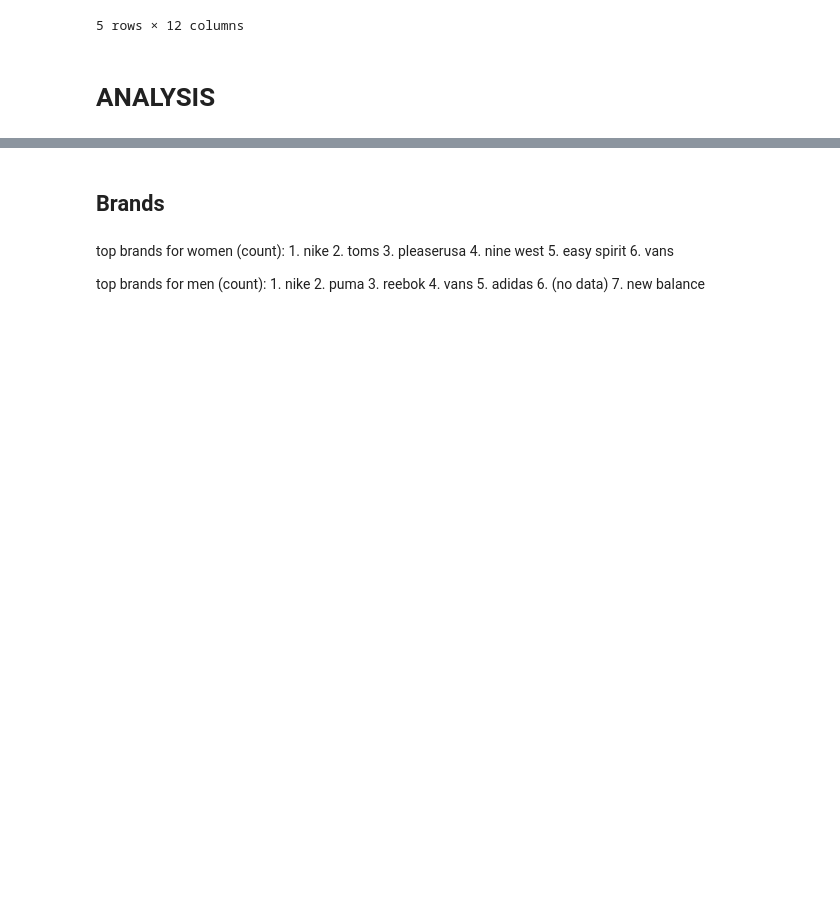
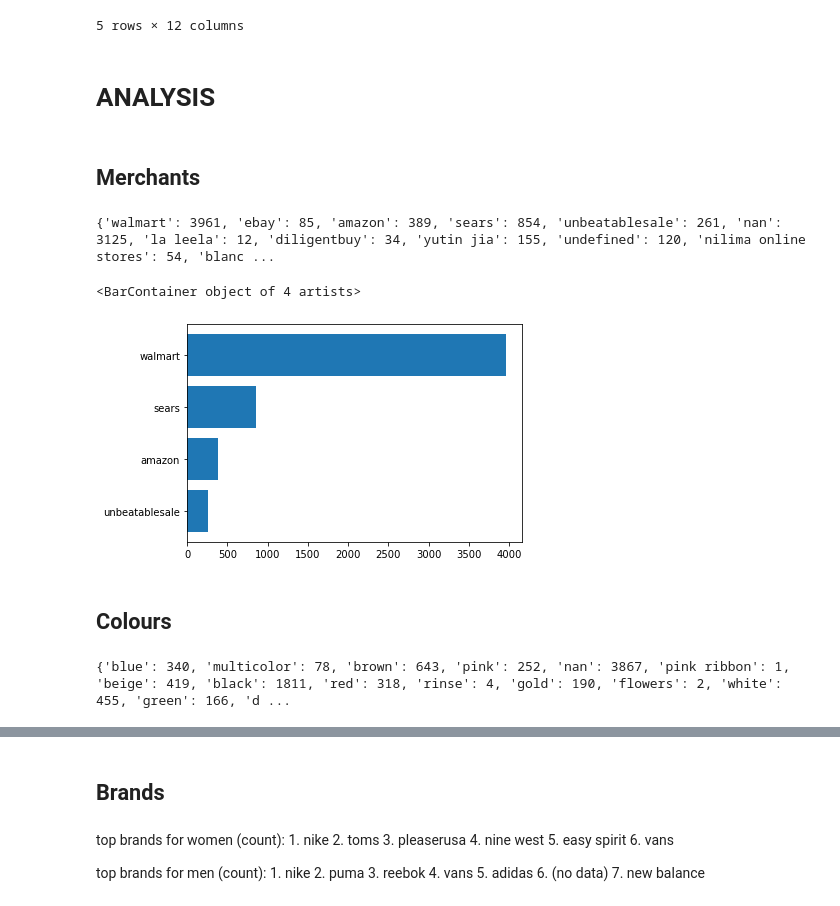
Before and after one commit to uniaaron/InsightManagement, a Jupyter notebook: Insight Management.ipynb, the cells around one changed output, grey strips where cells are left out. Saved outputs shown, nothing was run; the diff lists cells and outputs as text; code cells hidden in the pictures; blank space fills up the shorter version.

```diff
--- a/Insight Management.ipynb
+++ b/Insight Management.ipynb
@@ -66,3 +66,70 @@ df.head()
 5 rows × 12 columns
 # %% [markdown]
 # ANALYSIS
+# %% [markdown]
+## Merchants
+# %%
+# df["prices.merchant"]
+
+merchant_count = {
+    "walmart": 0,
+    "ebay": 0,
+    "amazon": 0,
+    "sears": 0,
+    "unbeatablesale": 0
+}
+
+for merchant in df["prices.merchant"]:
+    try:
+        merchant = merchant.lower()
+    except:
+        if str(merchant) == "nan":
+            merchant = str(merchant)
+
+    found = False
+
+    for mer in merchant_count.keys():
+        if mer in merchant:
+            merchant_count[mer] += 1
+            found = True
+
+    if not found:
+        merchant_count[merchant] = merchant_count.get(merchant, 0) + 1
+
+
+print(merchant_count)
+# %% [output]
+{'walmart': 3961, 'ebay': 85, 'amazon': 389, 'sears': 854, 'unbeatablesale': 261, 'nan': 3125, 'la leela': 12, 'diligentbuy': 34, 'yutin jia': 155, 'undefined': 120, 'nilima online stores': 54, 'blanc ...
+# %%
+dc = {k: v for k, v in merchant_count.items() if v > 200}
+dc.pop("nan")
+dc = dict(sorted(dc.items(), key=lambda x:x[1]))
+
+col_labels = []
+for i in dc.keys():
+    col_labels.append(i)
+
+plt.barh(col_labels, dc.values())
+# %% [output]
+<BarContainer object of 4 artists>
+[figure, added]
+# %% [markdown]
+## Colours
+# %%
+colour_count = {}
+i = 0
+
+for colour in df["colors"]:
+    try:
+        colour = colour.lower()
+        colour = colour.split(",")
+        for col in colour:
+            colour_count[col] = colour_count.get(col, 0) + 1
+    except:
+        if str(colour) == "nan":
+            colour = str(colour)
+        colour_count[colour] = colour_count.get(colour, 0) + 1
+
+print(colour_count)
+# %% [output]
+{'blue': 340, 'multicolor': 78, 'brown': 643, 'pink': 252, 'nan': 3867, 'pink ribbon': 1, 'beige': 419, 'black': 1811, 'red': 318, 'rinse': 4, 'gold': 190, 'flowers': 2, 'white': 455, 'green': 166, 'd ...
```
Also changed, not shown: parts of 7 cells of this notebook.
